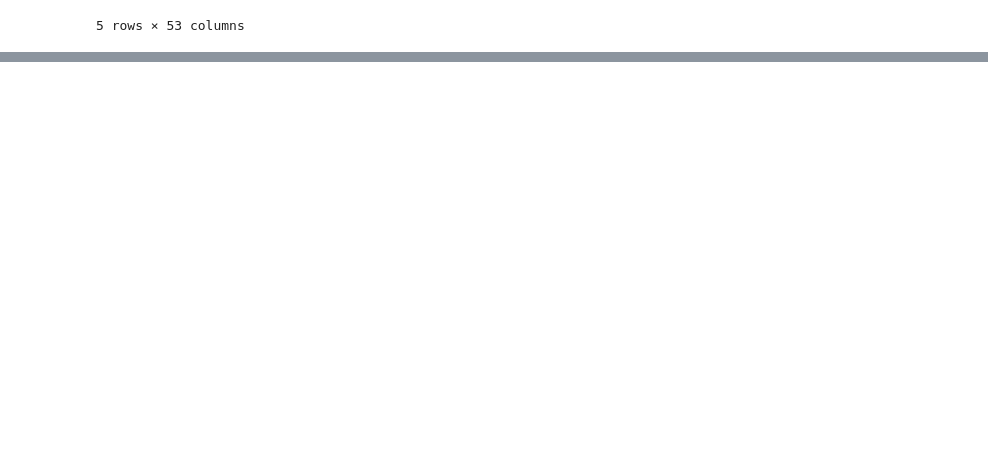
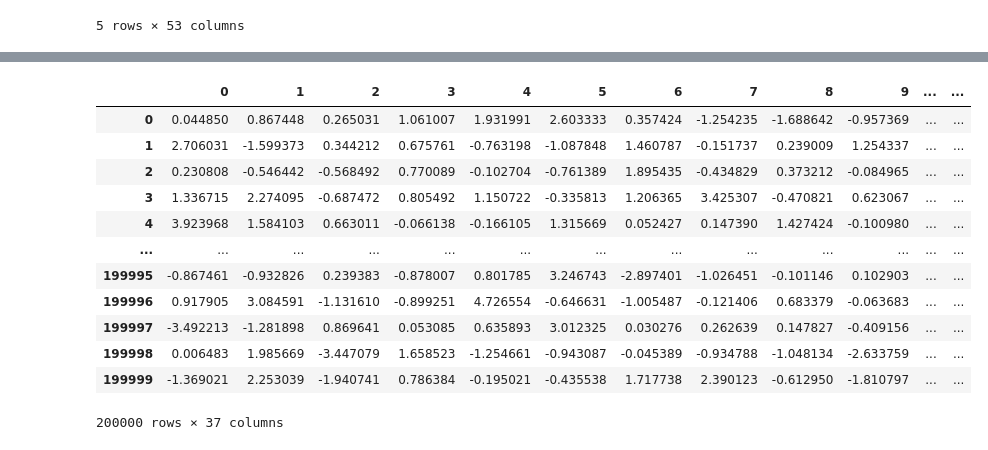
Before and after one commit to killerpennywise/project-2, a Jupyter notebook: data_prep.ipynb, the cells around one changed output, grey strips where cells are left out. Drawn from its saved outputs; the diff is of its cells as text; code cells hidden in the pictures; blank space fills up the shorter version.

```diff
--- a/data_prep.ipynb
+++ b/data_prep.ipynb
@@ -186,0 +167,12 @@ encoded_fraud_df.to_csv('Resources/pre_processed_base.csv',index=False)
+# %%
+numerical_pipeline = Pipeline(steps=[
+    ('scaler', StandardScaler())  # Normalize numerical features
+])
+# %%
+preprocessor = ColumnTransformer(
+    transformers=[
+        ('num', numerical_pipeline, X.columns)
+    ])
+# %%
+# Apply preprocessing to the data
+X_cleaned = preprocessor.fit_transform(X)
@@ -186,0 +182,26 @@ encoded_fraud_df.to_csv('Resources/pre_processed_base.csv',index=False)
+# %%
+
+pca = PCA()
+X_pca = pca.fit_transform(X_cleaned)
+pca = PCA(n_components=0.90)
+X_reduced = pca.fit_transform(X_cleaned)
+
+df_reduced = pd.DataFrame(X_reduced)
+df_reduced["fraud_bool"] = y.values
+df_reduced.to_csv("Resources/PCA.csv")
+# %%
+df_reduced
+# %% [output]
+|  | 0 | 1 | 2 | 3 | 4 | 5 | 6 | 7 | 8 | 9 | ... | ... |
+| 0 | 0.044850 | 0.867448 | 0.265031 | 1.061007 | 1.931991 | 2.603333 | 0.357424 | -1.254235 | -1.688642 | -0.957369 | ... | ... |
+| 1 | 2.706031 | -1.599373 | 0.344212 | 0.675761 | -0.763198 | -1.087848 | 1.460787 | -0.151737 | 0.239009 | 1.254337 | ... | ... |
+| 2 | 0.230808 | -0.546442 | -0.568492 | 0.770089 | -0.102704 | -0.761389 | 1.895435 | -0.434829 | 0.373212 | -0.084965 | ... | ... |
+| 3 | 1.336715 | 2.274095 | -0.687472 | 0.805492 | 1.150722 | -0.335813 | 1.206365 | 3.425307 | -0.470821 | 0.623067 | ... | ... |
+| 4 | 3.923968 | 1.584103 | 0.663011 | -0.066138 | -0.166105 | 1.315669 | 0.052427 | 0.147390 | 1.427424 | -0.100980 | ... | ... |
+| ... | ... | ... | ... | ... | ... | ... | ... | ... | ... | ... | ... | ... |
+| 199995 | -0.867461 | -0.932826 | 0.239383 | -0.878007 | 0.801785 | 3.246743 | -2.897401 | -1.026451 | -0.101146 | 0.102903 | ... | ... |
+| 199996 | 0.917905 | 3.084591 | -1.131610 | -0.899251 | 4.726554 | -0.646631 | -1.005487 | -0.121406 | 0.683379 | -0.063683 | ... | ... |
+| 199997 | -3.492213 | -1.281898 | 0.869641 | 0.053085 | 0.635893 | 3.012325 | 0.030276 | 0.262639 | 0.147827 | -0.409156 | ... | ... |
+| 199998 | 0.006483 | 1.985669 | -3.447079 | 1.658523 | -1.254661 | -0.943087 | -0.045389 | -0.934788 | -1.048134 | -2.633759 | ... | ... |
+| 199999 | -1.369021 | 2.253039 | -1.940741 | 0.786384 | -0.195021 | -0.435538 | 1.717738 | 2.390123 | -0.612950 | -1.810797 | ... | ... |
+200000 rows × 37 columns
```
Also changed, not shown: parts of 9 cells of this notebook.
